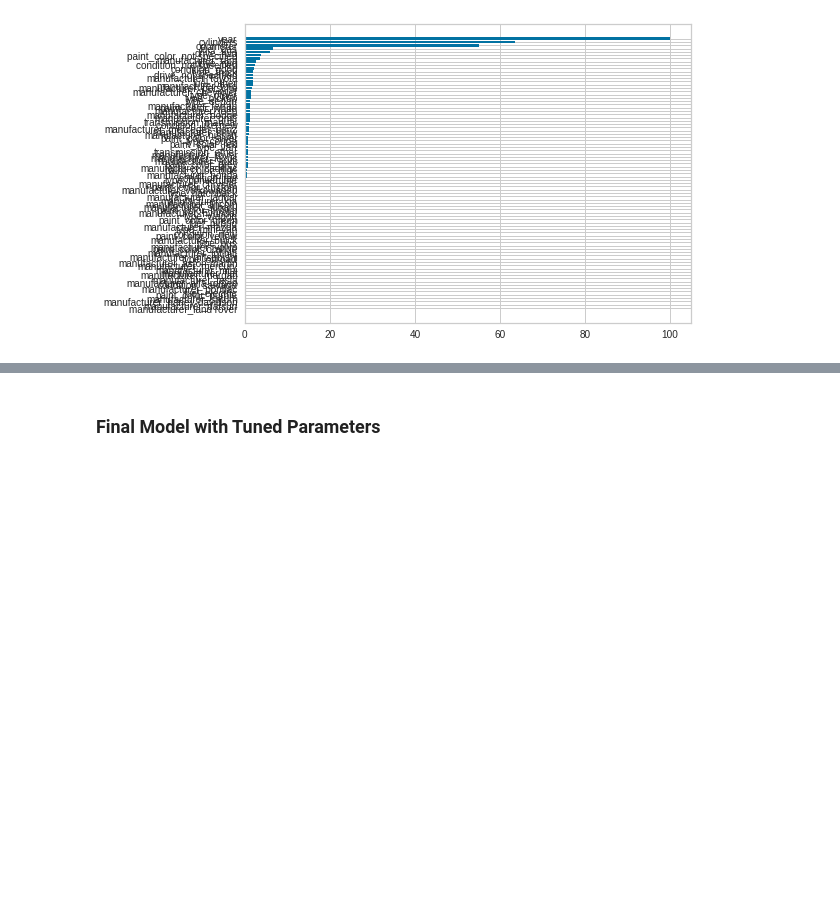
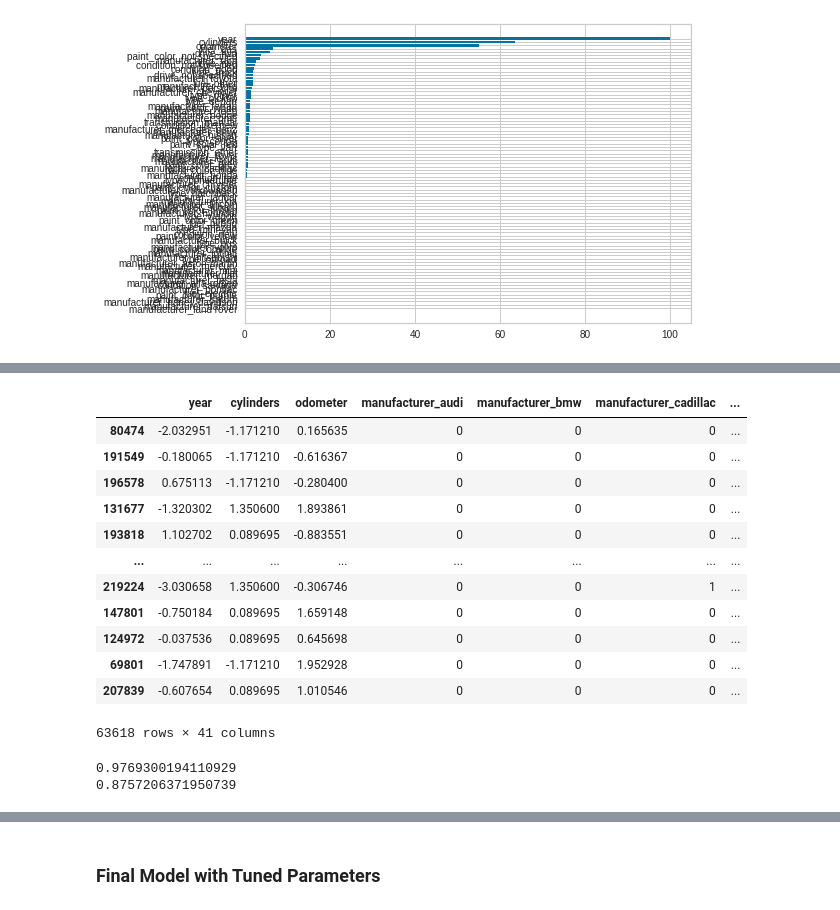
Before and after one commit to Dearsu520/automotive-modeling-project, a Jupyter notebook: Model/Price_Prediction_RandomForest_Model.ipynb, the cells around one changed output, grey strips where cells are left out. Saved outputs shown, nothing was run; the diff lists cells and outputs as text; code cells hidden in the pictures; blank space fills up the shorter version.

```diff
--- a/Model/Price_Prediction_RandomForest_Model.ipynb
+++ b/Model/Price_Prediction_RandomForest_Model.ipynb
@@ -740,0 +781,27 @@ KeyboardInterrupt: ignored
+# %%
+# Get new df for X-test
+df_rfe_selected_test = df_test[rfe_new_features]
+df_rfe_selected_test
+# %% [output]
+|  | year | cylinders | odometer | manufacturer_audi | manufacturer_bmw | manufacturer_cadillac | ... |
+| 80474 | -2.032951 | -1.171210 | 0.165635 | 0 | 0 | 0 | ... |
+| 191549 | -0.180065 | -1.171210 | -0.616367 | 0 | 0 | 0 | ... |
+| 196578 | 0.675113 | -1.171210 | -0.280400 | 0 | 0 | 0 | ... |
+| 131677 | -1.320302 | 1.350600 | 1.893861 | 0 | 0 | 0 | ... |
+| 193818 | 1.102702 | 0.089695 | -0.883551 | 0 | 0 | 0 | ... |
+| ... | ... | ... | ... | ... | ... | ... | ... |
+| 219224 | -3.030658 | 1.350600 | -0.306746 | 0 | 0 | 1 | ... |
+| 147801 | -0.750184 | 0.089695 | 1.659148 | 0 | 0 | 0 | ... |
+| 124972 | -0.037536 | 0.089695 | 0.645698 | 0 | 0 | 0 | ... |
+| 69801 | -1.747891 | -1.171210 | 1.952928 | 0 | 0 | 0 | ... |
+| 207839 | -0.607654 | 0.089695 | 1.010546 | 0 | 0 | 0 | ... |
+63618 rows × 41 columns
+# %%
+# Re-fit Random Forest Regressor model
+model_rfe_rf = RandomForestRegressor()
+model_rfe_rf.fit(df_rfe_selected_train, y_train)
+print(model_rfe_rf.score(df_rfe_selected_train, y_train))
+print(model_rfe_rf.score(df_rfe_selected_test, y_test))
+# %% [output]
+0.9769300194110929
+0.8757206371950739
```
Also changed, not shown: parts of 10 cells of this notebook.
